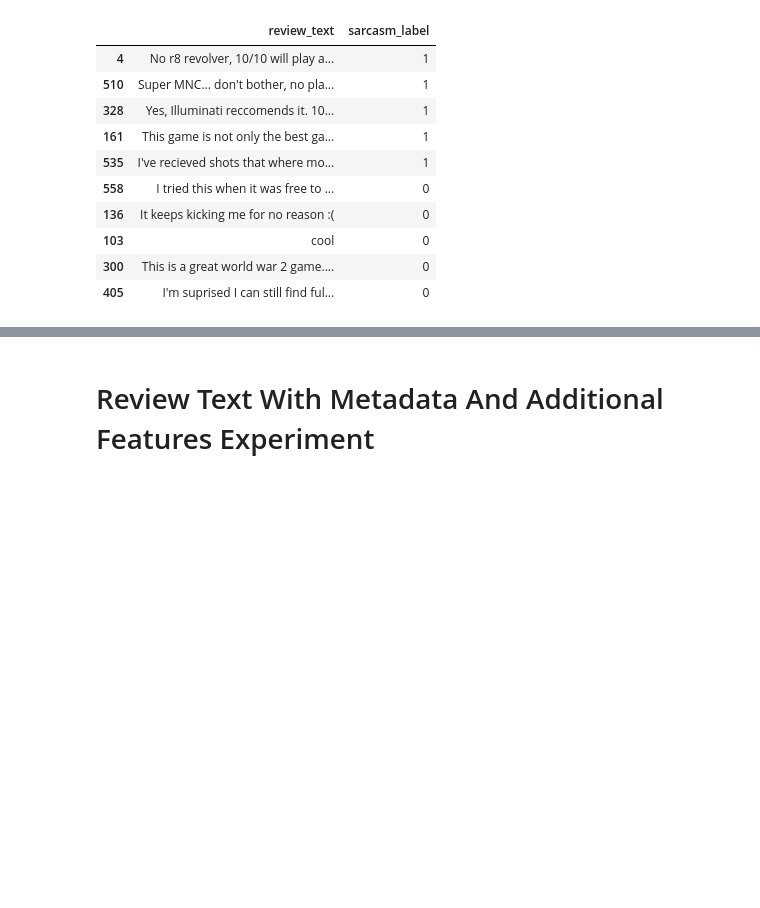
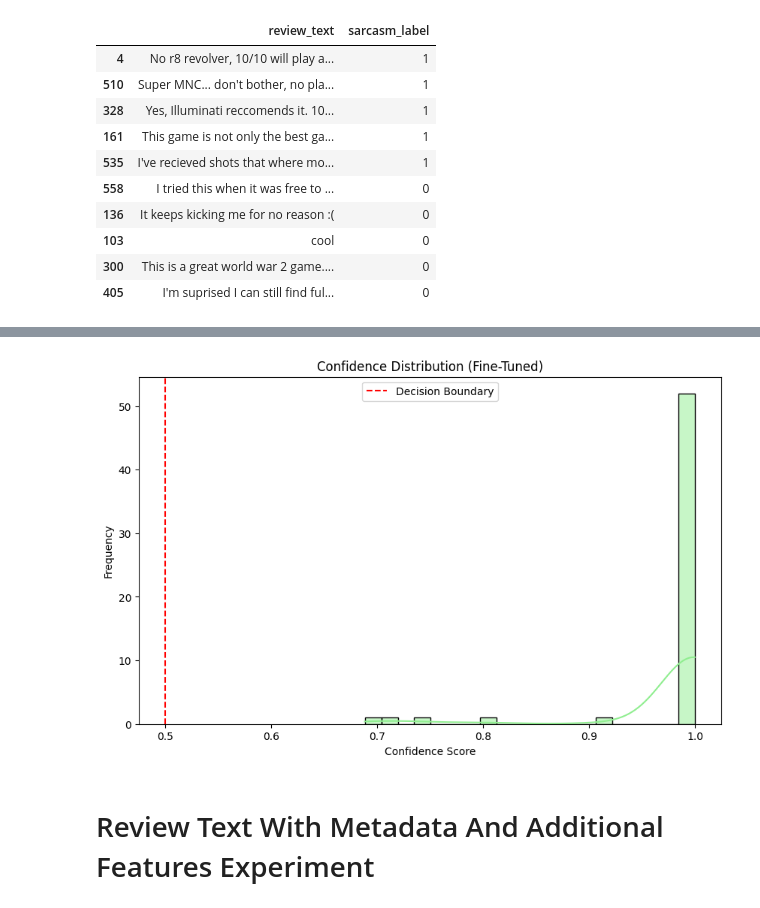
Before and after one commit to kozoB/steam-sarcasm-detection, a Jupyter notebook: Steam_Reviews_Sarcasm_Detection_Project.ipynb, the cells around one changed output, grey strips where cells are left out. Saved outputs shown, nothing was run; the diff lists cells and outputs as text; code cells hidden in the pictures; blank space fills up the shorter version.

```diff
--- a/Steam_Reviews_Sarcasm_Detection_Project.ipynb
+++ b/Steam_Reviews_Sarcasm_Detection_Project.ipynb
@@ -830,2 +1199,15 @@ Few-Shot Training Data:
+# %%
+import seaborn as sns
+
+plt.figure(figsize=(10, 6))
+sns.histplot(text_test_df['finetune_confidence_score'], bins=20, kde=True, color='lightgreen')
+plt.title('Confidence Distribution (Fine-Tuned)')
+plt.xlabel('Confidence Score')
+plt.ylabel('Frequency')
+plt.axvline(0.5, color='red', linestyle='--', label='Decision Boundary')
+plt.legend()
+plt.show()
+# %% [output]
+[figure, added]
 # %% [markdown]
 # Review Text With Metadata And Additional Features Experiment
```
Also changed, not shown: parts of 36 cells of this notebook.
